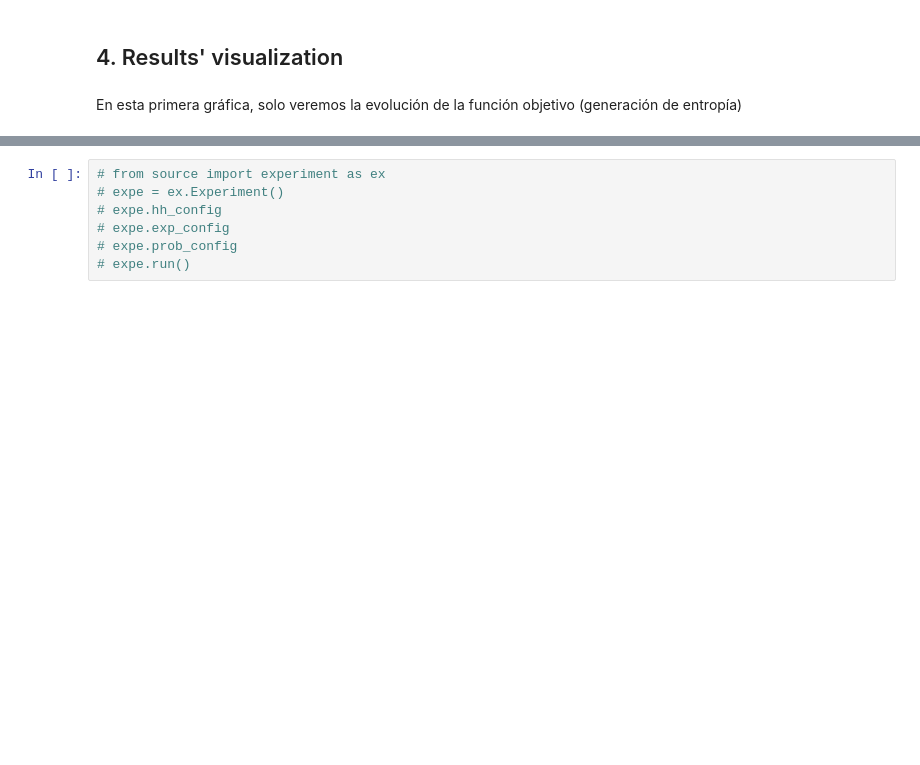
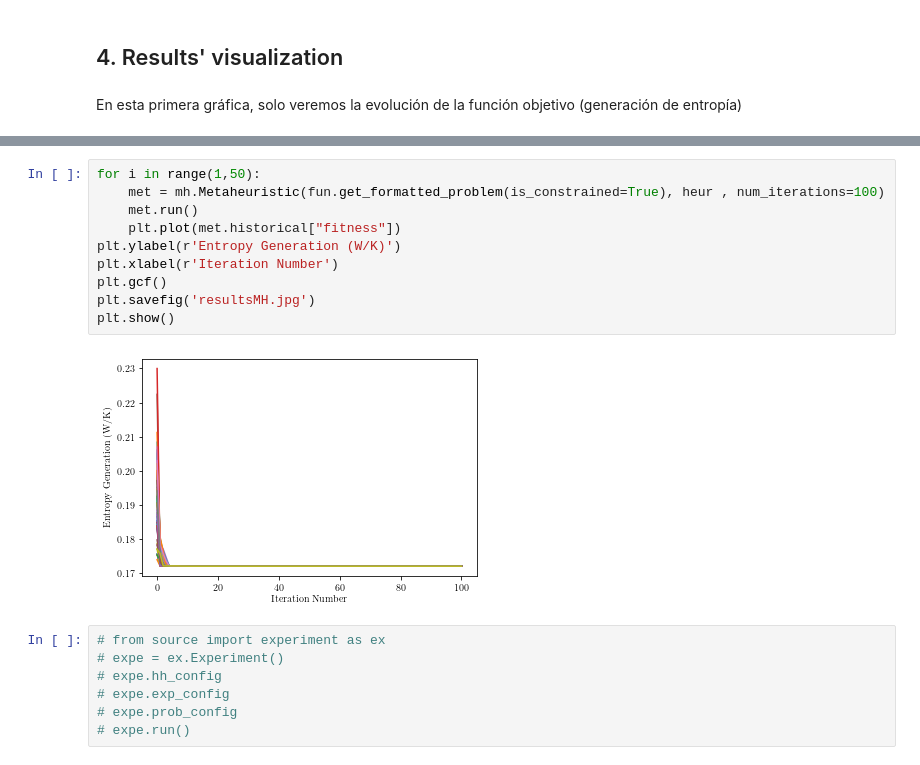
Before and after one commit to GuillermoPerezE/Microchannels, a Jupyter notebook: Notebook.ipynb, the cells around one changed output, grey strips where cells are left out. Drawn from its saved outputs; the diff is of its cells as text; blank space fills up the shorter version.

```diff
--- a/Notebook.ipynb
+++ b/Notebook.ipynb
@@ -109,3 +109,15 @@ plt.show()
+# %%
+for i in range(1,50):
+    met = mh.Metaheuristic(fun.get_formatted_problem(is_constrained=True), heur , num_iterations=100)
+    met.run()
+    plt.plot(met.historical["fitness"])
+plt.ylabel(r'Entropy Generation (W/K)')
+plt.xlabel(r'Iteration Number')
+plt.gcf()
+plt.savefig('resultsMH.jpg')
+plt.show()
+# %% [output]
+[figure, added]
 # %%
 # from source import experiment as ex
 # expe = ex.Experiment()
```
Also changed, not shown: parts of 4 cells of this notebook, 2 other files.
